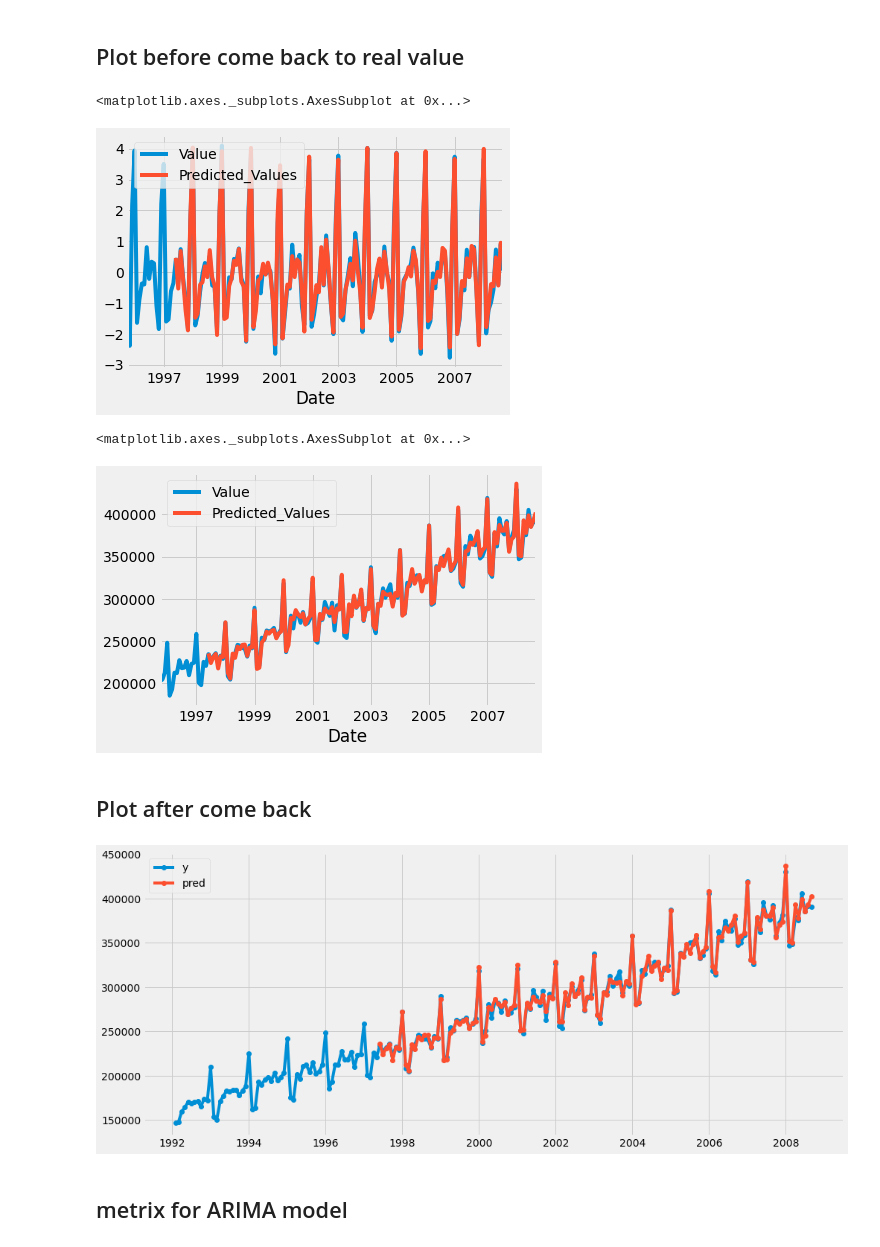
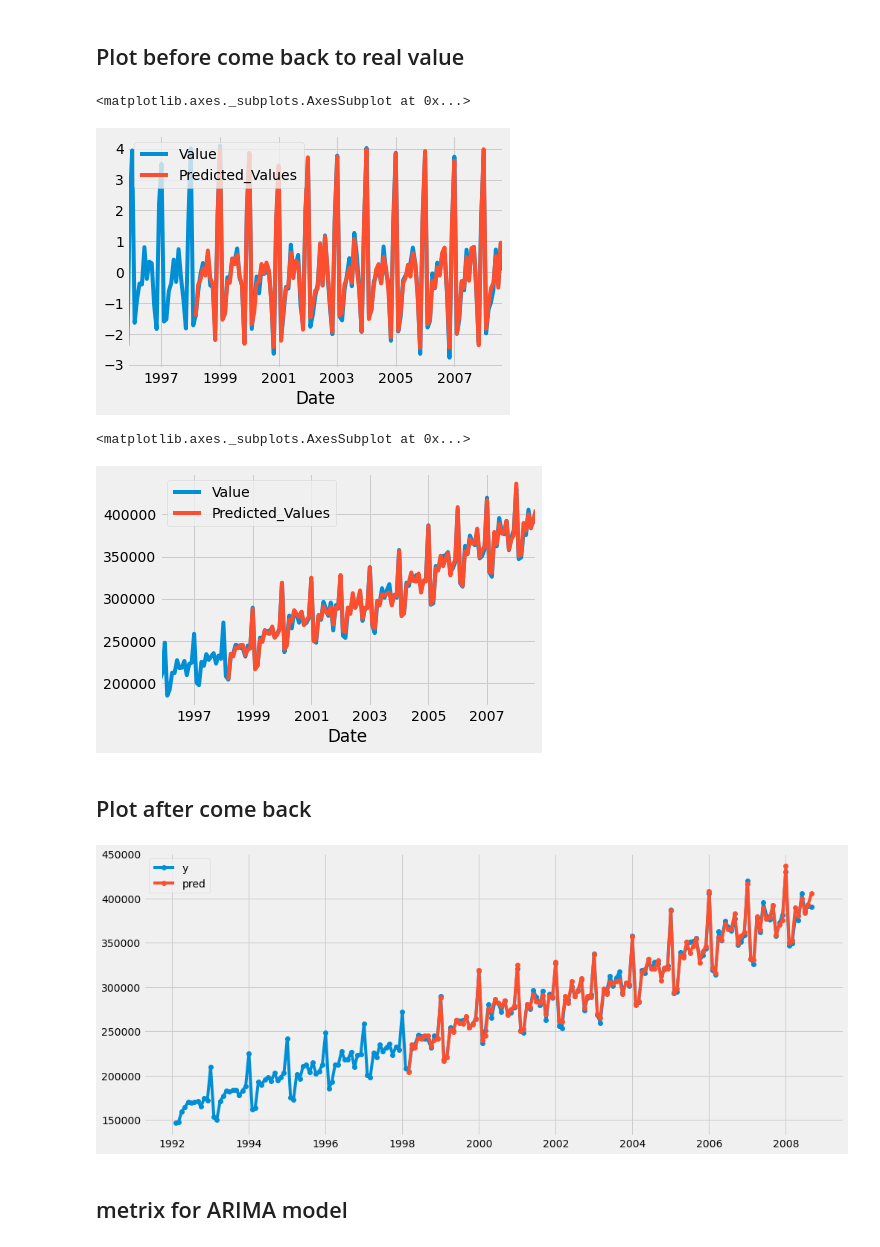
Before and after one commit to bateikoEd/time-series-analysis, a Jupyter notebook: lab4/Train_cp.ipynb, the cells around one changed output. Saved outputs shown, nothing was run; the diff lists cells and outputs as text; code cells hidden in the pictures.

Commit message:
realised dinamic prediction

```diff
--- a/lab4/Train_cp.ipynb
+++ b/lab4/Train_cp.ipynb
@@ -394,10 +396,10 @@ def MA(q, res):
     RMSE = np.sqrt(mean_squared_error(res_test['Residuals'], res_test['Predicted_Values']))
 
 #     print("The RMSE is :", RMSE,", Value of q : ",q)
-    return [res_train_2,res_test,theta,intercept,RMSE]
+    return [res_train_2,res_test,theta.reshape((len(theta),)),intercept[0],RMSE]
 # %%
 res = pd.DataFrame()
-res['Residuals'] = df_c.Value - df_c.Predicted_Values
+res['Residuals'] = df_c_arima.Value - df_c_arima.Predicted_Values
 # %%
 show_plots(res.Residuals.dropna())
 # %% [output]
@@ -450,5 +452,5 @@ models_metrics_ma
 # %%
-best_q=20
-res_train,res_test,theta_ma,intercept_ma,RMSE = MA(best_q,pd.DataFrame(res.Residuals))
-print(f'theta: {theta}')
-print(f'intercept: {intercept}')
+best_q_arima=28
+res_train_lag,res_test_lag,theta_ma_lag,intercept_ma_lag,RMSE = MA(best_q_arima,pd.DataFrame(res.Residuals))
+# print(f'theta: {theta}')
+# print(f'intercept: {intercept}')
@@ -476,8 +457,11 @@ df_c.Predicted_Values += res_c.Predicted_Values
+# %%
+res_c_lag = pd.concat([res_train_lag,res_test_lag])
+df_c_arima.Predicted_Values += res_c_lag.Predicted_Values
 # %% [markdown]
 ## Plot before come back to real value
 # %%
-df_c[['Value','Predicted_Values']].plot()
+df_c_arima[['Value','Predicted_Values']].plot()
 # %% [output]
 <matplotlib.axes._subplots.AxesSubplot at 0x...>
-[figure, old version]
+[figure, new version]
 # %%
@@ -492,8 +476,8 @@ df_c.Value += y.rolling(window=10).mean().Value
 # %%
-df_c.iloc[:,:][['Value','Predicted_Values']].plot()
+df_c_arima.iloc[:,:][['Value','Predicted_Values']].plot()
 # %% [output]
 <matplotlib.axes._subplots.AxesSubplot at 0x...>
-[figure, old version]
+[figure, new version]
 # %%
 def show_prediction(y, y_pred, name='', pred_title='pred'):
     plt.figure(figsize= (15,6.5))
@@ -505,9 +489,9 @@ def show_prediction(y, y_pred, name='', pred_title='pred'):
 # %% [markdown]
 ## Plot after come back
 # %%
-show_prediction(y, df_c.Predicted_Values)
+show_prediction(y, df_c_arima.Predicted_Values)
 # %% [output]
-[figure, old version]
+[figure, new version]
 # %% [markdown]
 ## metrix for ARIMA model
 # %%
```
Also changed, not shown: parts of 58 cells of this notebook.
